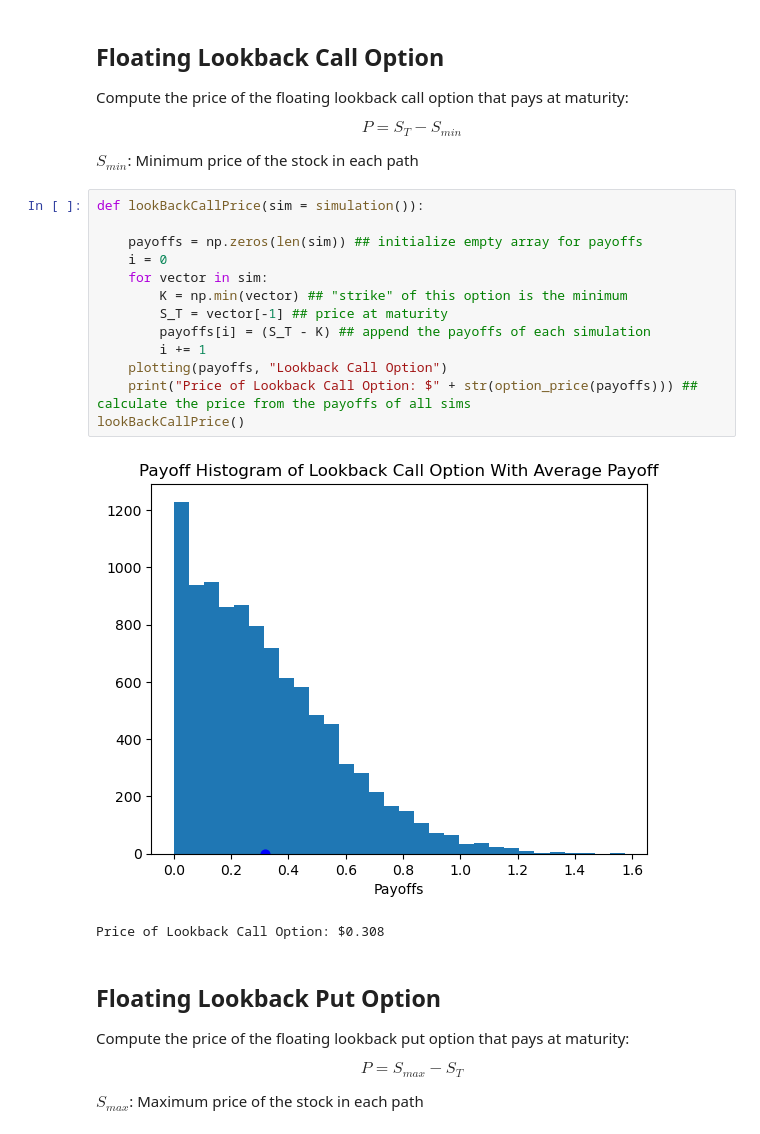
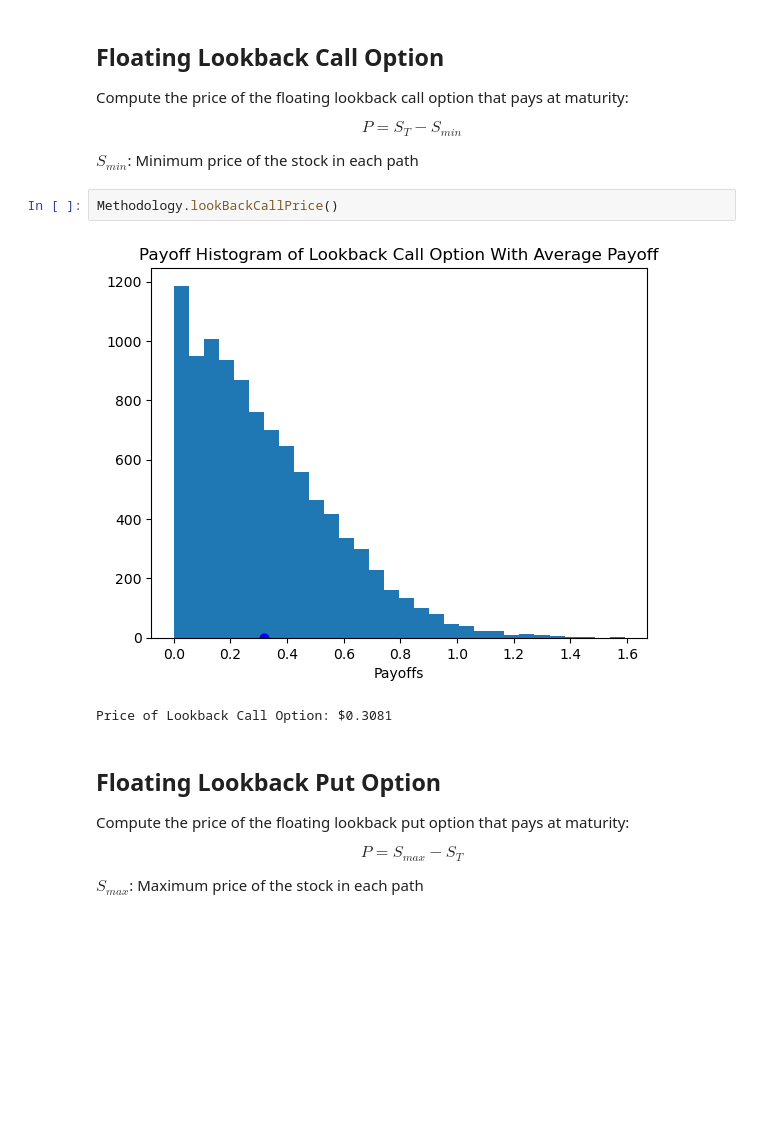
Before and after one commit to Stochastic-Foundations/Simulation-Based-Options-Pricing, a Jupyter notebook: OptionsPricing.ipynb, the cells around one changed output. Drawn from its saved outputs; the diff is of its cells as text; blank space fills up the shorter version.

```diff
--- a/OptionsPricing.ipynb
+++ b/OptionsPricing.ipynb
@@ -56,21 +23,10 @@ $$ P = S_T - S_{min} $$
 
 $S_{min}$: Minimum price of the stock in each path
 # %%
-def lookBackCallPrice(sim = simulation()):
-
-    payoffs = np.zeros(len(sim)) ## initialize empty array for payoffs
-    i = 0
-    for vector in sim:
-        K = np.min(vector) ## "strike" of this option is the minimum
-        S_T = vector[-1] ## price at maturity
-        payoffs[i] = (S_T - K) ## append the payoffs of each simulation
-        i += 1
-    plotting(payoffs, "Lookback Call Option")
-    print("Price of Lookback Call Option: $" + str(option_price(payoffs))) ## calculate the price from the payoffs of all sims
-lookBackCallPrice()
+Methodology.lookBackCallPrice()
 # %% [output]
-[figure, old version]
+[figure, new version]
-Price of Lookback Call Option: $0.308
+Price of Lookback Call Option: $0.3081
 # %% [markdown]
 ## Floating Lookback Put Option
 
```
Also changed, not shown: parts of 5 cells of this notebook, 1 other file.
